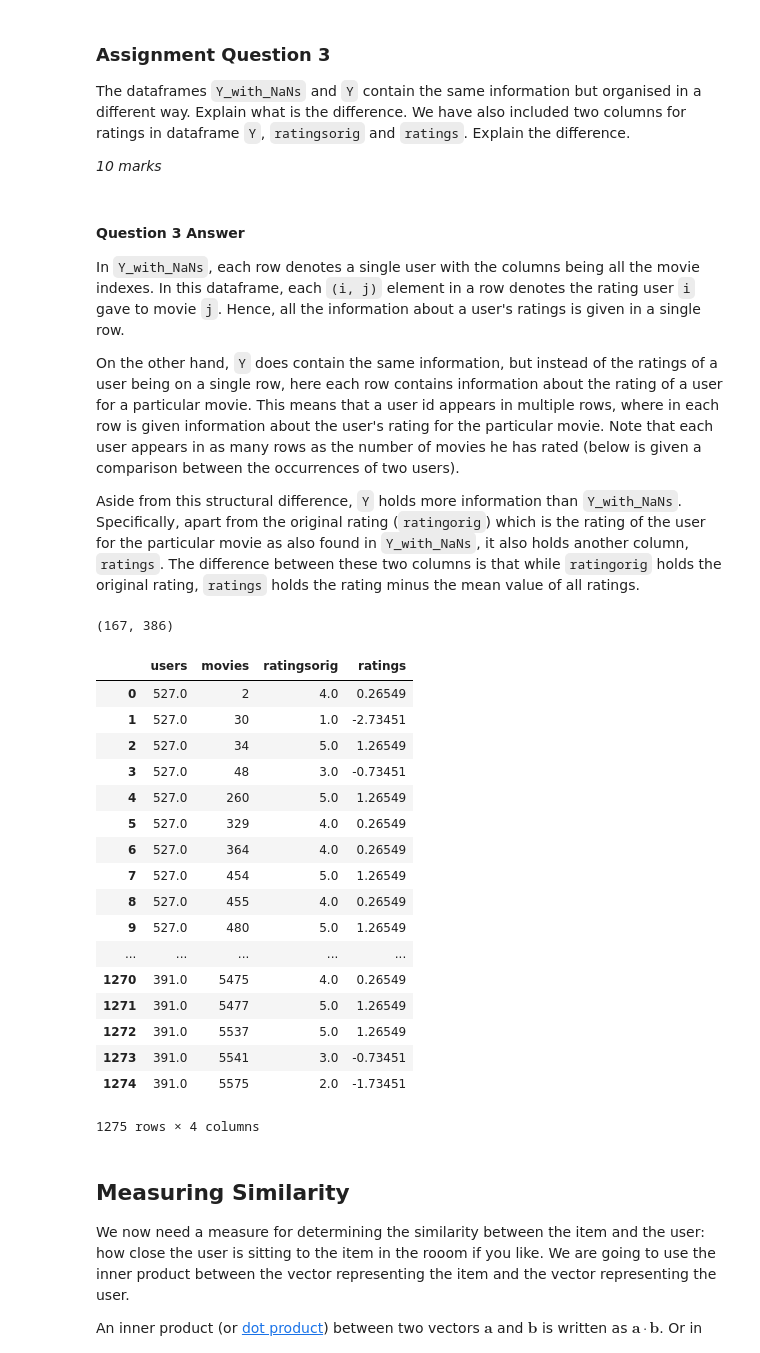
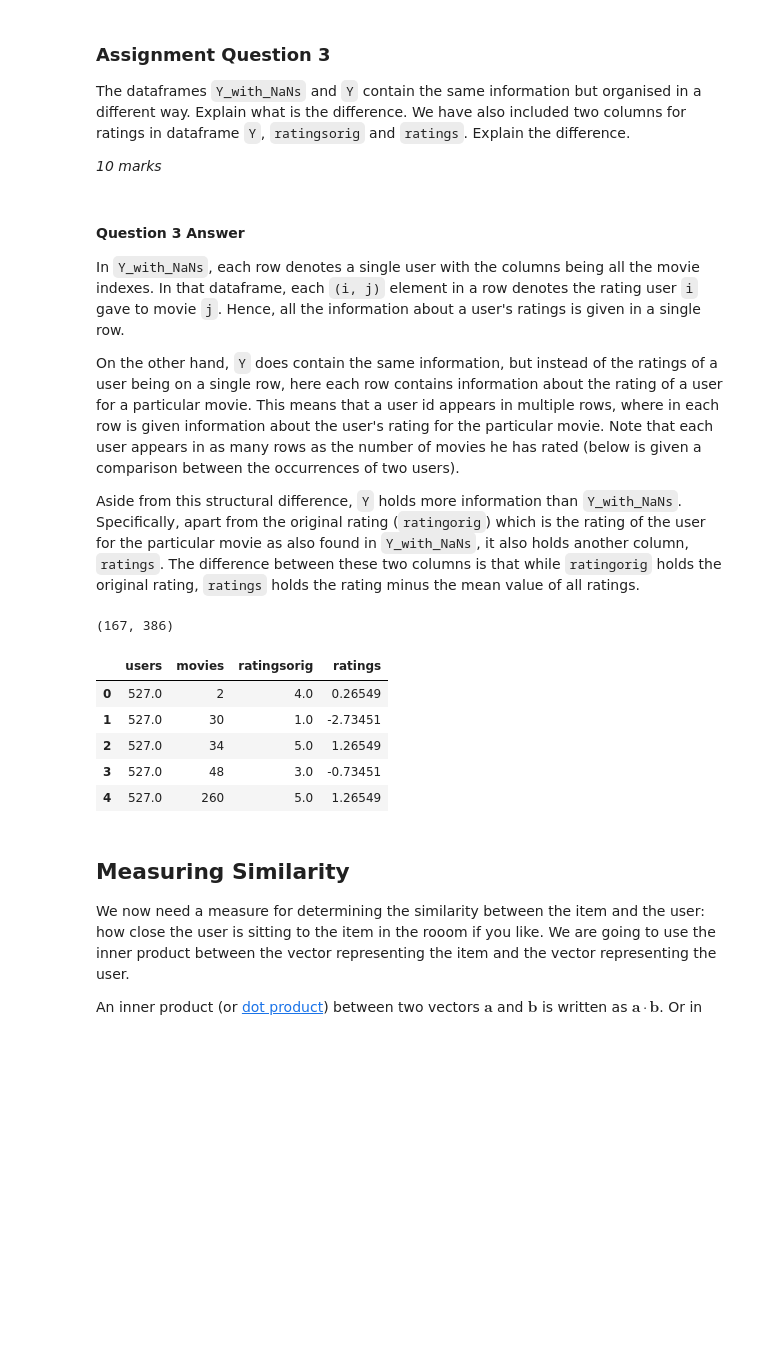
Before and after one commit to TUOS-COM-4509-6509-2018-19/assignment-2-MrDupin, a Jupyter notebook: assignment2.ipynb, the cells around one changed output. Drawn from its saved outputs; the diff is of its cells as text; code cells hidden in the pictures; blank space fills up the shorter version.

```diff
--- a/assignment2.ipynb
+++ b/assignment2.ipynb
@@ -220,7 +208,7 @@ the difference.
 # %% [markdown]
 #### Question 3 Answer
 
-In `Y_with_NaNs`, each row denotes a single user with the columns being all the movie indexes. In this dataframe, each `(i, j)` element in a row denotes the rating user `i` gave to movie `j`. Hence, all the information about a user's ratings is given in a single row.
+In `Y_with_NaNs`, each row denotes a single user with the columns being all the movie indexes. In that dataframe, each `(i, j)` element in a row denotes the rating user `i` gave to movie `j`. Hence, all the information about a user's ratings is given in a single row.
 
 On the other hand, `Y` does contain the same information, but instead of the ratings of a user being on a single row, here each row contains information about the rating of a user for a particular movie. This means that a user id appears in multiple rows, where in each row is given information about the user's rating for the particular movie. Note that each user appears in as many rows as the number of movies he has rated (below is given a comparison between the occurrences of two users).
 
@@ -230,26 +218,14 @@ len(Y[Y.users==527]), len(Y[Y.users==391])
 # %% [output]
 (167, 386)
 # %%
-Y
+Y.head()
 # %% [output]
 |  | users | movies | ratingsorig | ratings |
 | 0 | 527.0 | 2 | 4.0 | 0.26549 |
 | 1 | 527.0 | 30 | 1.0 | -2.73451 |
 | 2 | 527.0 | 34 | 5.0 | 1.26549 |
 | 3 | 527.0 | 48 | 3.0 | -0.73451 |
 | 4 | 527.0 | 260 | 5.0 | 1.26549 |
-| 5 | 527.0 | 329 | 4.0 | 0.26549 |
-| 6 | 527.0 | 364 | 4.0 | 0.26549 |
-| 7 | 527.0 | 454 | 5.0 | 1.26549 |
-| 8 | 527.0 | 455 | 4.0 | 0.26549 |
-| 9 | 527.0 | 480 | 5.0 | 1.26549 |
-| ... | ... | ... | ... | ... |
-| 1270 | 391.0 | 5475 | 4.0 | 0.26549 |
-| 1271 | 391.0 | 5477 | 5.0 | 1.26549 |
-| 1272 | 391.0 | 5537 | 5.0 | 1.26549 |
-| 1273 | 391.0 | 5541 | 3.0 | -0.73451 |
-| 1274 | 391.0 | 5575 | 2.0 | -1.73451 |
-1275 rows × 4 columns
 # %% [markdown]
 ## Measuring Similarity
 
```
Also changed, not shown: parts of 21 cells of this notebook.
